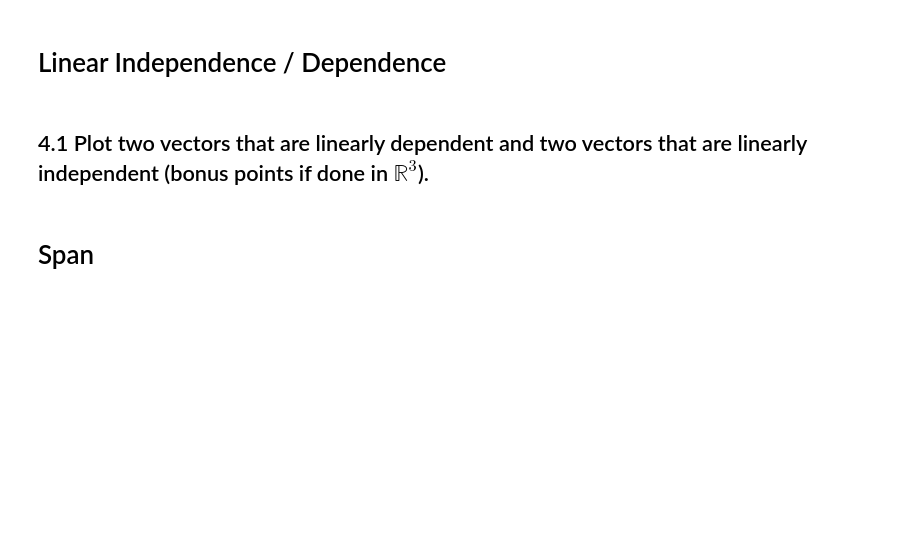
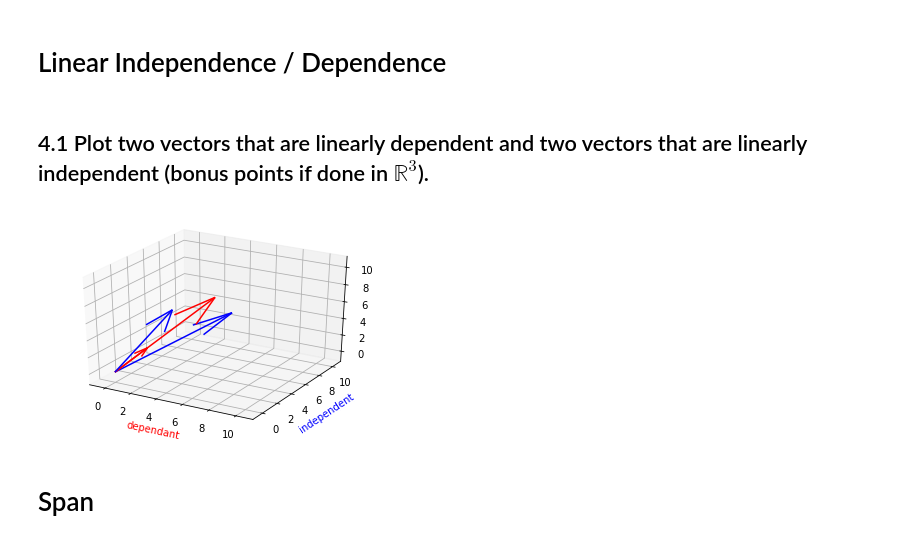
Before and after one commit to AaronReichert/DS-Unit-1-Sprint-3-Linear-Algebra, a Jupyter notebook: module2-intermediate-linear-algebra/LS_DS_132_Intermediate_Linear_Algebra_Assignment.ipynb, the cells around one changed output. Cells and saved outputs as stored; diff of their text form; code cells hidden in the pictures; blank space fills up the shorter version.

```diff
--- a/module2-intermediate-linear-algebra/LS_DS_132_Intermediate_Linear_Algebra_Assignment.ipynb
+++ b/module2-intermediate-linear-algebra/LS_DS_132_Intermediate_Linear_Algebra_Assignment.ipynb
@@ -223,6 +255,22 @@ f = \begin{bmatrix} 4 & 12 & 11 & 9 & 2 \end{bmatrix}
 # Linear Independence / Dependence
 # %% [markdown]
 ## 4.1 Plot two vectors that are linearly dependent and two vectors that are linearly independent (bonus points if done in $\mathbb{R}^3$).
+# %%
+from mpl_toolkits.mplot3d import Axes3D
+fig = plt.figure()
+ax = fig.add_subplot(111, projection='3d')
+ax.set_xlim([-1, 11])
+ax.set_ylim([-1, 11])
+ax.set_zlim([-1, 11])
+ax.quiver(0,0,0,2,1,3,color='r')
+ax.quiver(0,0,0,6,3,9,color='r')
+ax.quiver(0,0,0,5,7,5,color='b')
+ax.quiver(0,0,0,4,1,8,color='b')
+ax.set_xlabel('dependant',color='r')
+ax.set_ylabel('independent',color='b')
+plt.show()
+# %% [output]
+[figure, added]
 # %% [markdown]
 # Span
 # %% [markdown]
```
Also changed, not shown: parts of 16 cells of this notebook.
